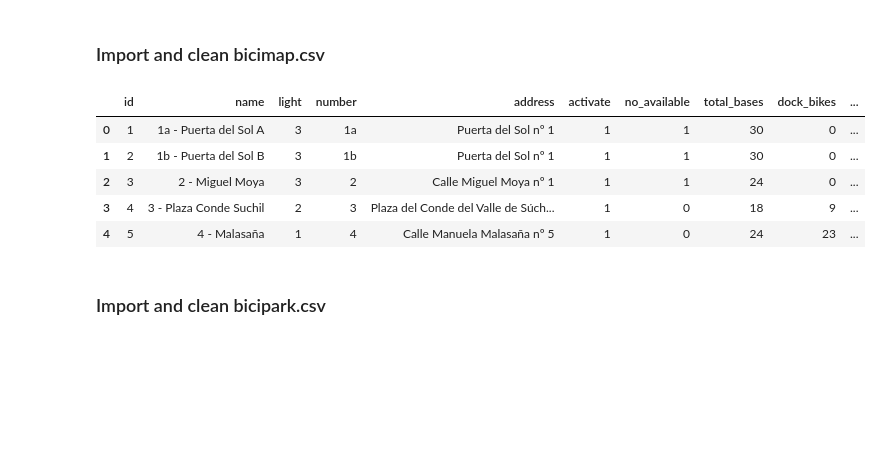
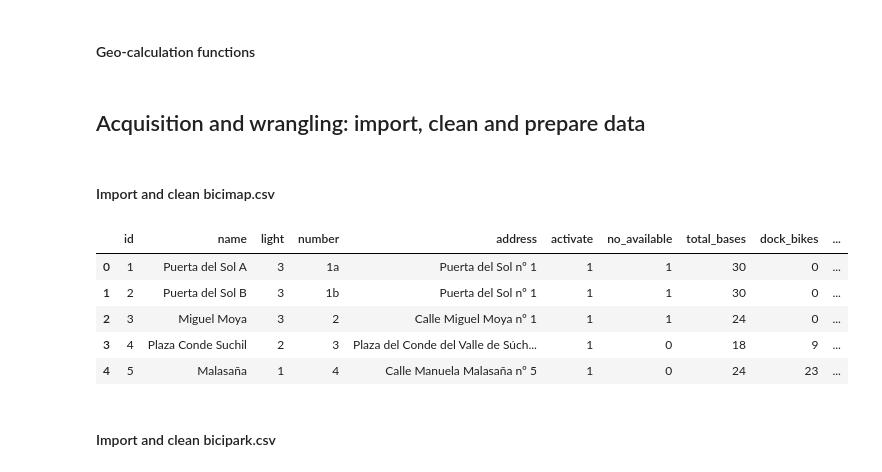
Before and after one commit to CarlosSanchezVicente/ih_datamadpt0923_project_m1, a Jupyter notebook: notebooks/Import_and_clean_data.ipynb, the cells around one changed output. Drawn from its saved outputs; the diff is of its cells as text; code cells hidden in the pictures; blank space fills up the shorter version.

```diff
--- a/notebooks/Import_and_clean_data.ipynb
+++ b/notebooks/Import_and_clean_data.ipynb
@@ -30,0 +81,2 @@ def transform_df(df):
+# %% [markdown]
+#### Geo-calculation functions
@@ -31,16 +96,22 @@ def transform_df(df):
+# %% [markdown]
+## Acquisition and wrangling: import, clean and prepare data
 # %% [markdown]
-### Import and clean bicimap.csv
+#### Import and clean bicimap.csv
 # %%
+# Read the csv and store the data in a dataframe
 bicimad_df = pd.read_csv("../data/bicimad_stations.csv", sep='\t')
+# Clean and transform the dataframe
 bicimad_df = transform_df(bicimad_df)
+# Remove the number (e.g. '1a - , 1b - ....') from the name of each bicimap station
+bicimad_df['name'] = bicimad_df['name'].apply(lambda row: row.split(' - ')[1])
 bicimad_df.head()
 # %% [output]
 |  | id | name | light | number | address | activate | no_available | total_bases | dock_bikes | ... |
-| 0 | 1 | 1a - Puerta del Sol A | 3 | 1a | Puerta del Sol nº 1 | 1 | 1 | 30 | 0 | ... |
-| 1 | 2 | 1b - Puerta del Sol B | 3 | 1b | Puerta del Sol nº 1 | 1 | 1 | 30 | 0 | ... |
-| 2 | 3 | 2 - Miguel Moya | 3 | 2 | Calle Miguel Moya nº 1 | 1 | 1 | 24 | 0 | ... |
-| 3 | 4 | 3 - Plaza Conde Suchil | 2 | 3 | Plaza del Conde del Valle de Súch... | 1 | 0 | 18 | 9 | ... |
-| 4 | 5 | 4 - Malasaña | 1 | 4 | Calle Manuela Malasaña nº 5 | 1 | 0 | 24 | 23 | ... |
+| 0 | 1 | Puerta del Sol A | 3 | 1a | Puerta del Sol nº 1 | 1 | 1 | 30 | 0 | ... |
+| 1 | 2 | Puerta del Sol B | 3 | 1b | Puerta del Sol nº 1 | 1 | 1 | 30 | 0 | ... |
+| 2 | 3 | Miguel Moya | 3 | 2 | Calle Miguel Moya nº 1 | 1 | 1 | 24 | 0 | ... |
+| 3 | 4 | Plaza Conde Suchil | 2 | 3 | Plaza del Conde del Valle de Súch... | 1 | 0 | 18 | 9 | ... |
+| 4 | 5 | Malasaña | 1 | 4 | Calle Manuela Malasaña nº 5 | 1 | 0 | 24 | 23 | ... |
 # %% [markdown]
-### Import and clean bicipark.csv
+#### Import and clean bicipark.csv
 # %%
```
Also changed, not shown: parts of 27 cells of this notebook, 1 other file.
